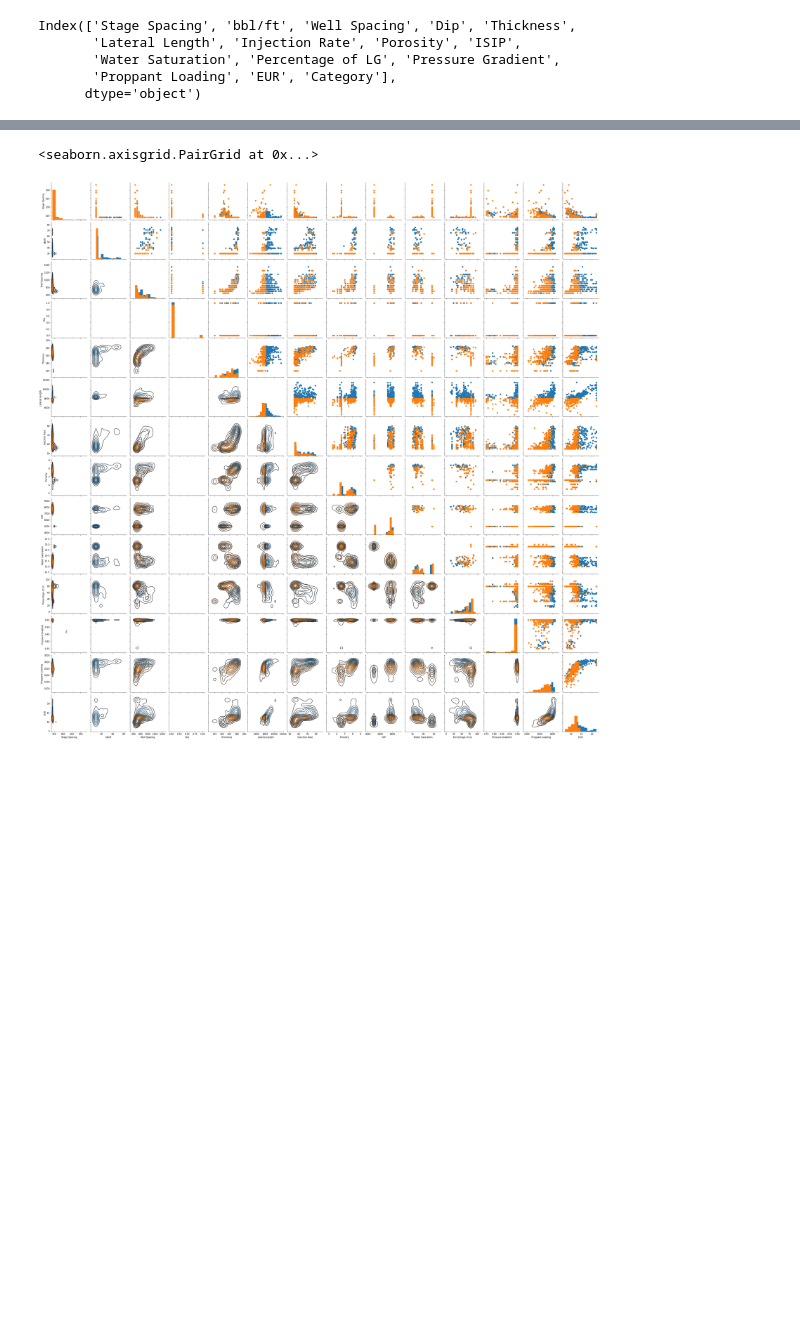
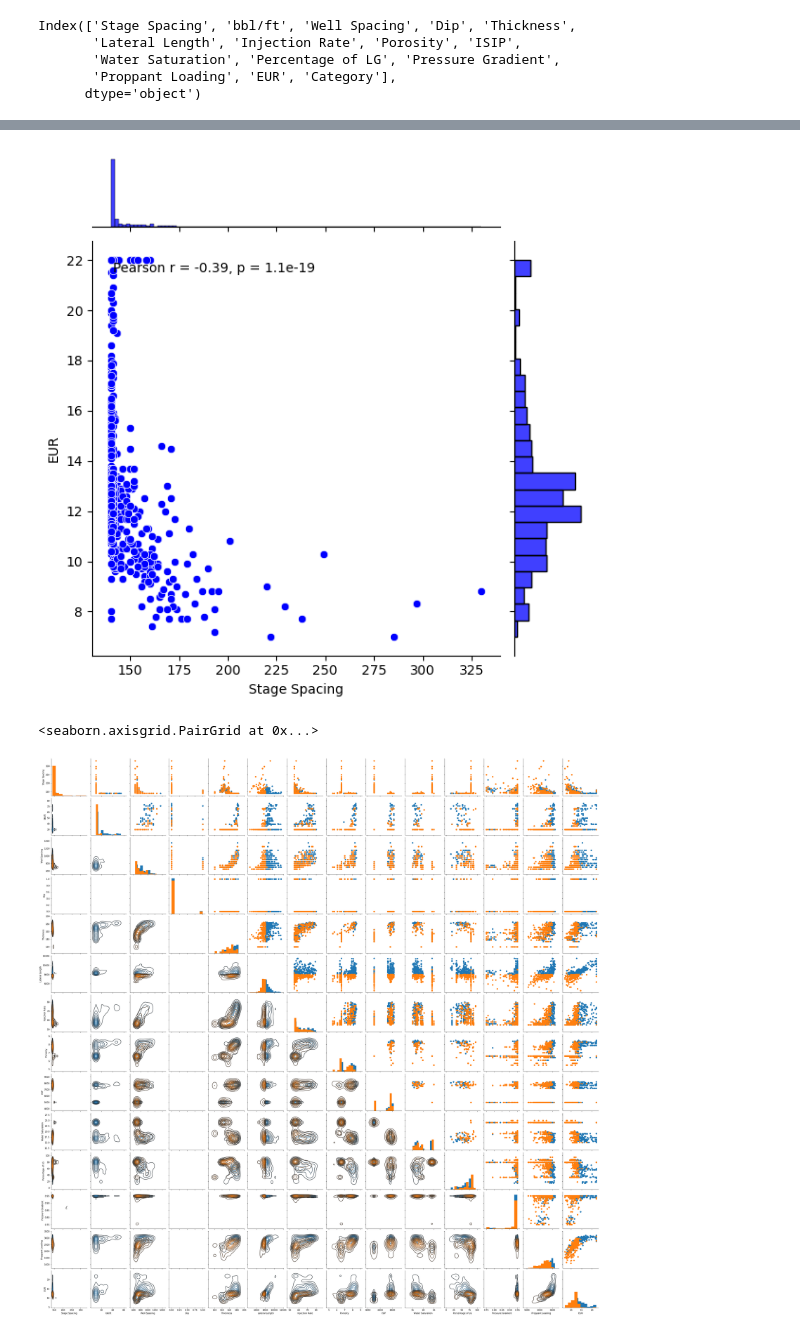
Before and after one commit to aleal4/ML_python_fundamentals, a Jupyter notebook: Chapter2/Seaborn Plotting/Seaborn Plotting.ipynb, the cells around one changed output, grey strips where cells are left out. Saved outputs shown, nothing was run; the diff lists cells and outputs as text; code cells hidden in the pictures; blank space fills up the shorter version.

```diff
--- a/Chapter2/Seaborn Plotting/Seaborn Plotting.ipynb
+++ b/Chapter2/Seaborn Plotting/Seaborn Plotting.ipynb
@@ -39,3 +34,26 @@ TypeError: jointplot() takes from 0 to 1 positional arguments but 2 positional a
+# %%
+import seaborn as sns
+import matplotlib.pyplot as plt
+from scipy import stats
+
+# Create the jointplot
+g = sns.jointplot(
+    data=df_Shale,
+    x='Stage Spacing',
+    y='EUR',
+    kind='scatter',
+    color='blue'
+)
+
+# Calculate Pearson correlation
+r, p = stats.pearsonr(df_Shale['Stage Spacing'], df_Shale['EUR'])
+
+# Add correlation text to the plot
+plt.annotate(f"Pearson r = {r:.2f}, p = {p:.2g}", xy=(0.05, 0.95), xycoords='axes fraction', ha='left', va='top', fontsize=10)
+
+plt.show()
+# %% [output]
+[figure, added]
 # %%
 from scipy import stats
 sns.jointplot(df_Shale['Proppant Loading'], df_Shale['EUR'],color='blue',kind='kde',stat_func=stats.pearsonr )
```
Also changed, not shown: parts of 2 cells of this notebook.
